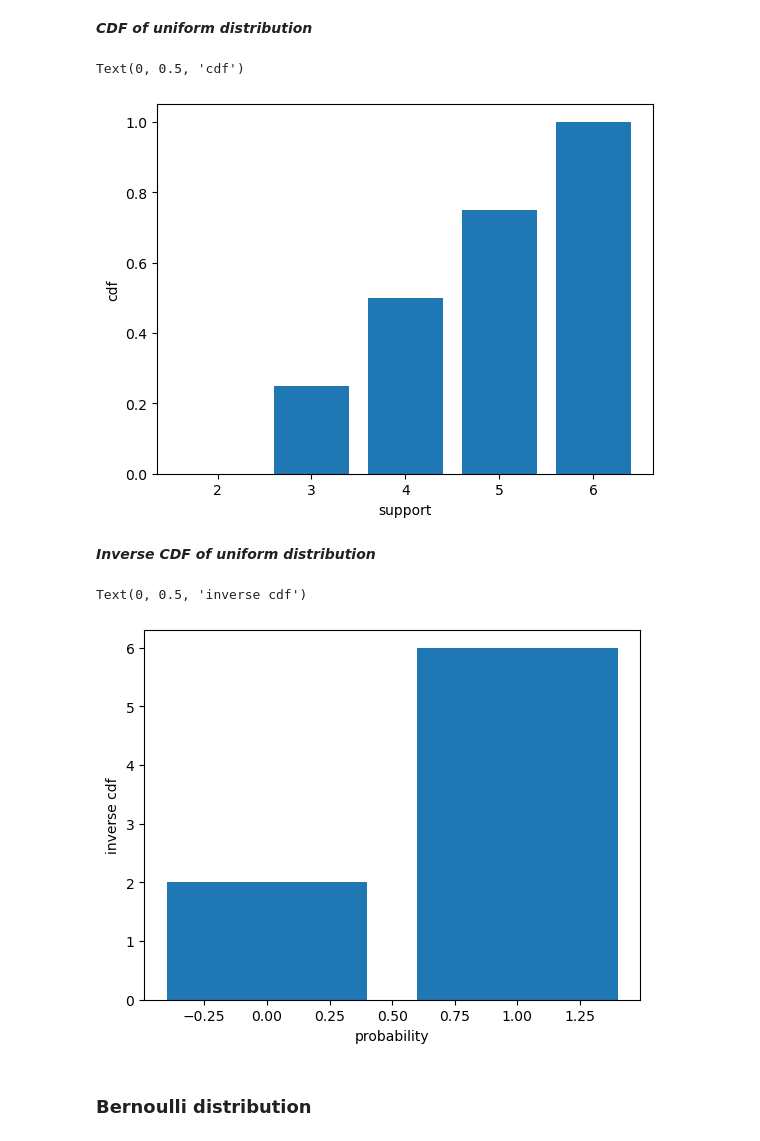
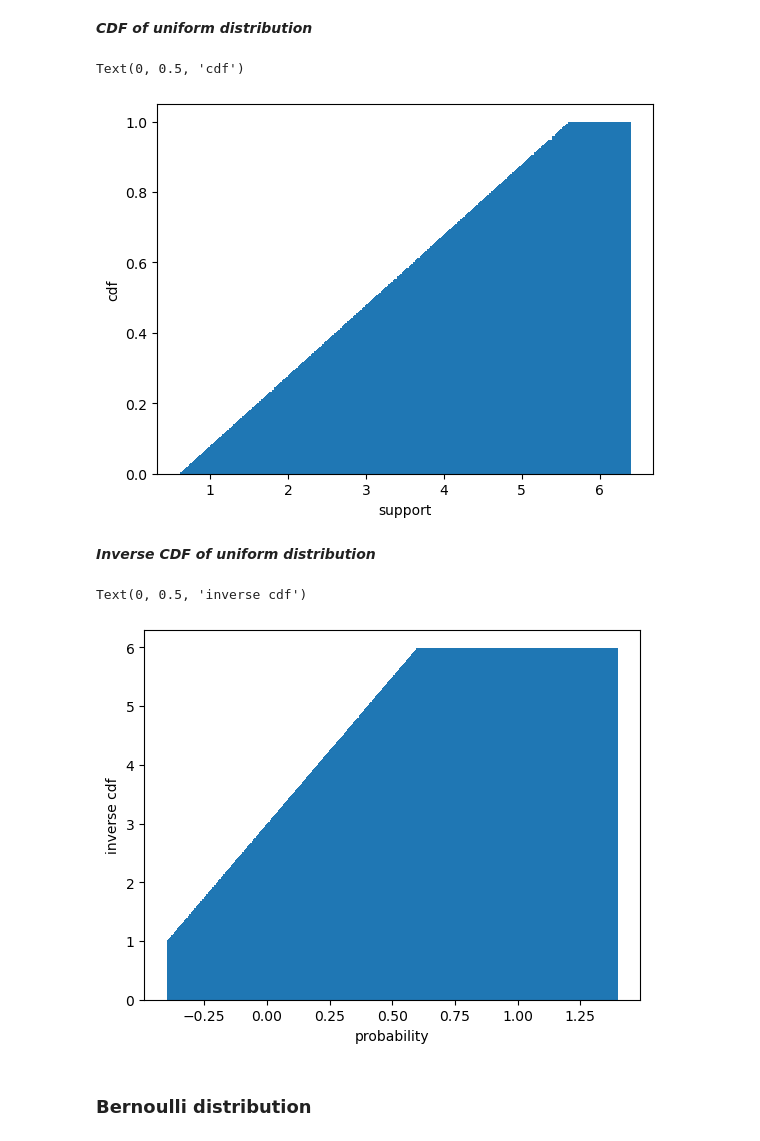
Before and after one commit to rishabh-mondal/blog, a Jupyter notebook: Sampling_distributions.ipynb, the cells around one changed output. Saved outputs shown, nothing was run; the diff lists cells and outputs as text; code cells hidden in the pictures.

```diff
--- a/Sampling_distributions.ipynb
+++ b/Sampling_distributions.ipynb
@@ -84,9 +87,10 @@ Text(0, 0.5, 'p(x)')
 # %% [markdown]
 ***CDF of uniform distribution***
 # %%
-a=2
+a=1
 b=6
-sample=torch.randint(low=a,high=(b+1),size=(100,))
+uniform_dist = dist.Uniform(a, b)
+sample = uniform_dist.sample((1000,))
 cdf = torch.where(sample < a, torch.tensor(0.0), torch.where(sample > b, torch.tensor(1.0), (sample - a) / (b - a)))
 #print(cdf)
 plt.bar(sample,cdf)
@@ -94,20 +98,21 @@ plt.xlabel("support")
 plt.ylabel("cdf")
 # %% [output]
 Text(0, 0.5, 'cdf')
-[figure, old version]
+[figure, new version]
 # %% [markdown]
 ***Inverse CDF of uniform distribution***
 # %%
-a=2
+a=1
 b=6
-probabilities=torch.randint(low=0,high=1+1,size=(100,))
+uniform_dist = dist.Uniform(0, 1)
+probabilities = uniform_dist.sample((1000,))
 inv_cdf=a+(b-a)*probabilities
 plt.bar(probabilities,inv_cdf)
 plt.xlabel("probability")
 plt.ylabel("inverse cdf")
 # %% [output]
 Text(0, 0.5, 'inverse cdf')
-[figure, old version]
+[figure, new version]
 # %% [markdown]
 ### Bernoulli distribution
 # %% [markdown]
```
Also changed, not shown: parts of 60 cells of this notebook.
